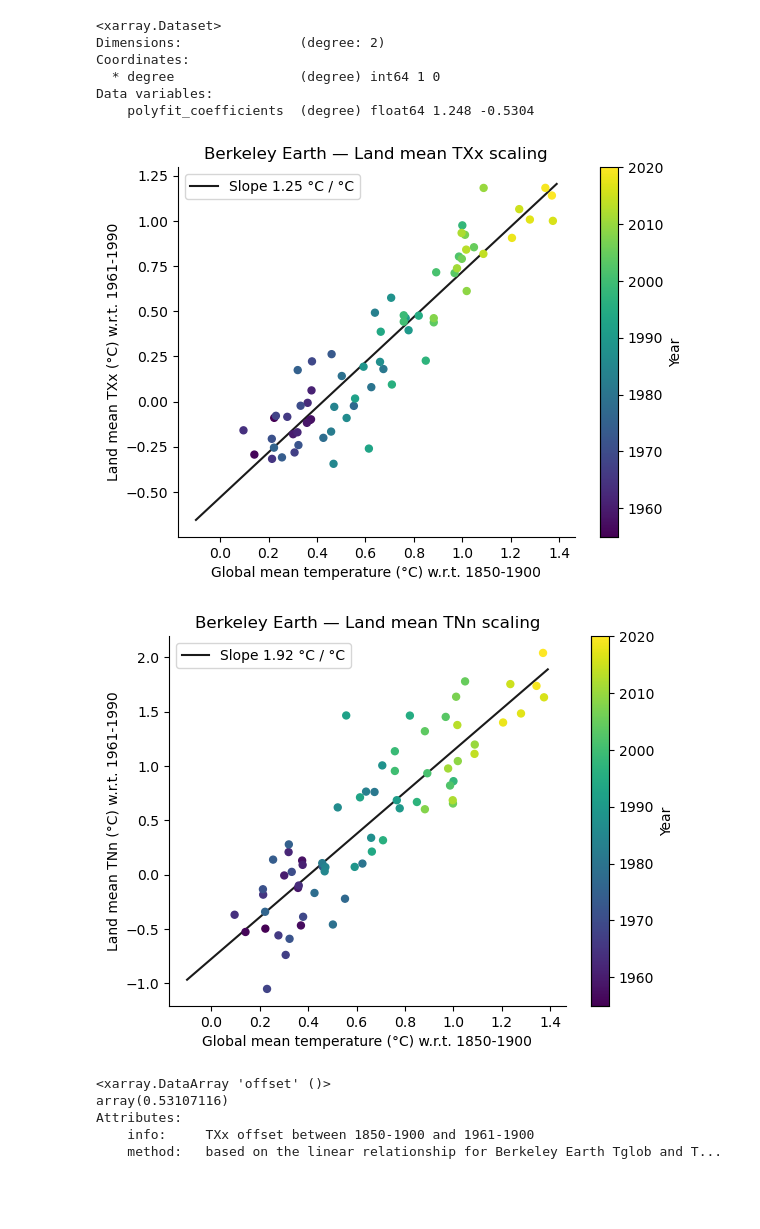
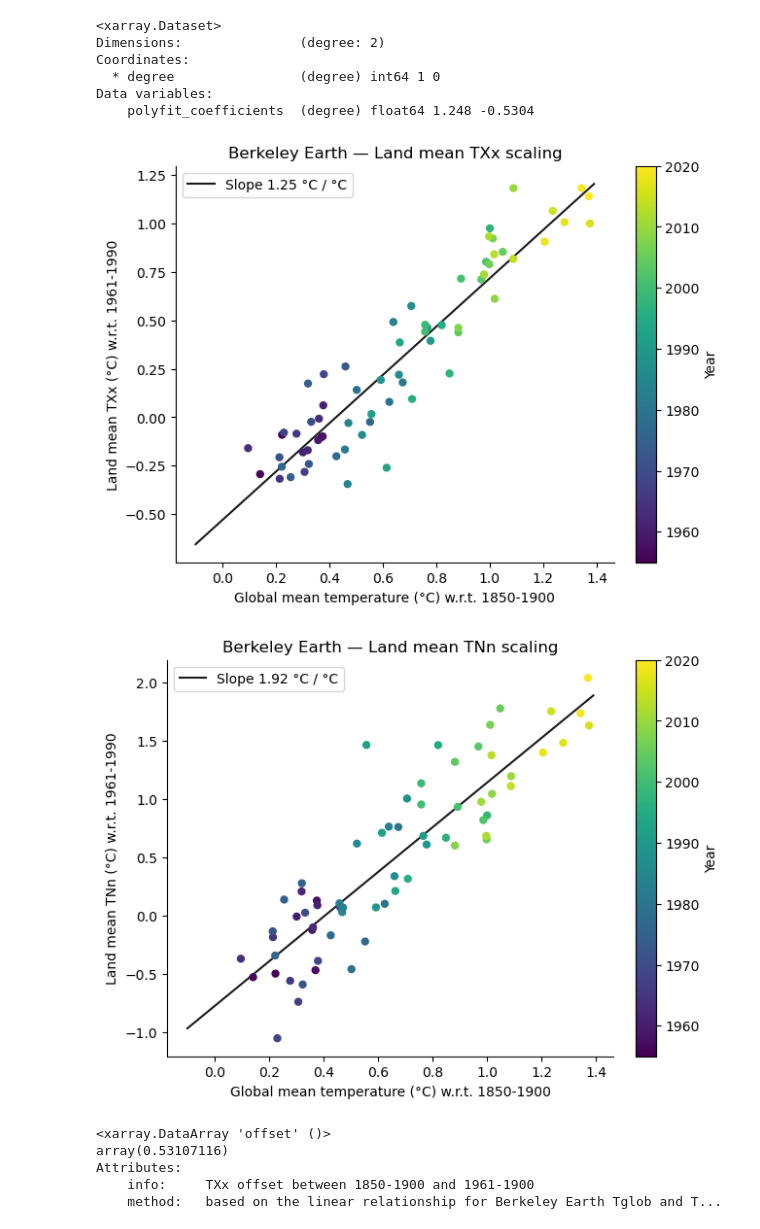
Before and after one commit to ClimateIndicator/cip_extremes, a Jupyter notebook: code/BerkeleyEarth_process_data.ipynb, the cells around one changed output. Cells and saved outputs as stored; diff of their text form; code cells hidden in the pictures; blank space fills up the shorter version.

Commit message:
figure layout='constrained'

```diff
--- a/code/BerkeleyEarth_process_data.ipynb
+++ b/code/BerkeleyEarth_process_data.ipynb
@@ -188,7 +188,7 @@ def plot_scaling(t_idx, coeff, variable, ax=None):
     scaling = xr.polyval(x, coeff).polyfit_coefficients
 
     if ax is None:
-        f, ax = plt.subplots()
+        f, ax = plt.subplots(layout="constrained")
 
     # plot
 
@@ -196,38 +196,38 @@ def plot_scaling(t_idx, coeff, variable, ax=None):
         ax=ax,
         color="0.1",
         label=f"Slope {slope:0.2f} °C / °C",
         zorder=1,
         lw=1.5,
     )
 
     h = ax.scatter(t_idx.t_glob, t_idx, c=t_idx.year, s=25)
 
     # ax.axhline(0, color="0.1", lw=0.5)
     # ax.axvline(0, color="0.1", lw=0.5)
 
     ax.set_xlabel("Global mean temperature (°C) w.r.t. 1850-1900")
     ax.set_ylabel(f"Land mean {variable} (°C) w.r.t. 1961-1990")
 
     ax.set_title(f"Berkeley Earth — Land mean {variable} scaling")
 
     ax.legend()
 
     cbar = plt.colorbar(h, ax=ax)
 
     cbar.set_label("Year")
 
     sns.despine(ax.figure)
 
 
 plot_scaling(txx_scaling, coeff_txx, variable="TXx")
 
 plt.savefig(utils.fig_dir / "BerkeleyEarth_land_mean_txx_scaling.png", dpi=300)
 # %% [output]
-[figure, old version]
+[figure, new version]
 # %%
 plot_scaling(tnn_scaling, coeff_tnn, variable="TNn")
 # %% [output]
-[figure, old version]
+[figure, new version]
 # %%
 txx_offset_1961_1990 = (
     coeff_txx.polyfit_coefficients.sel(degree=1, drop=True) * delta_t_glob
```
